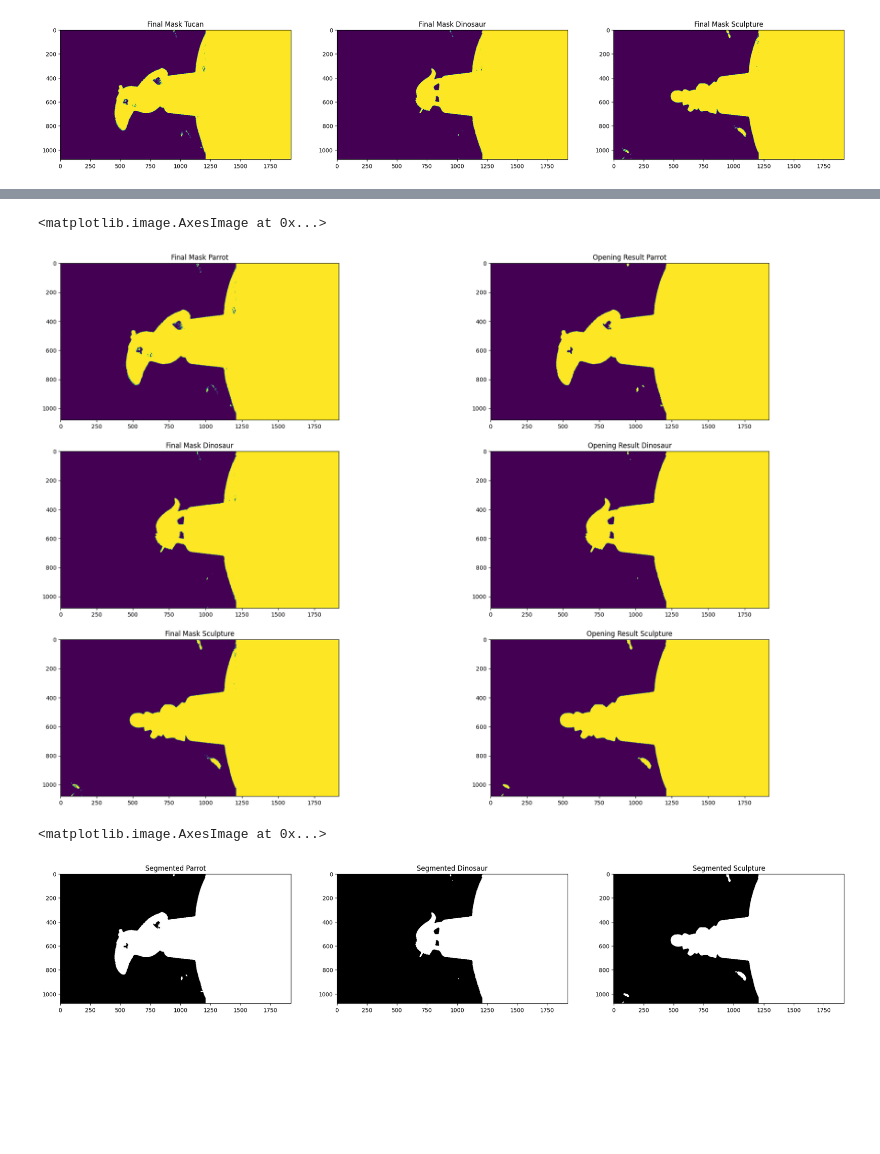
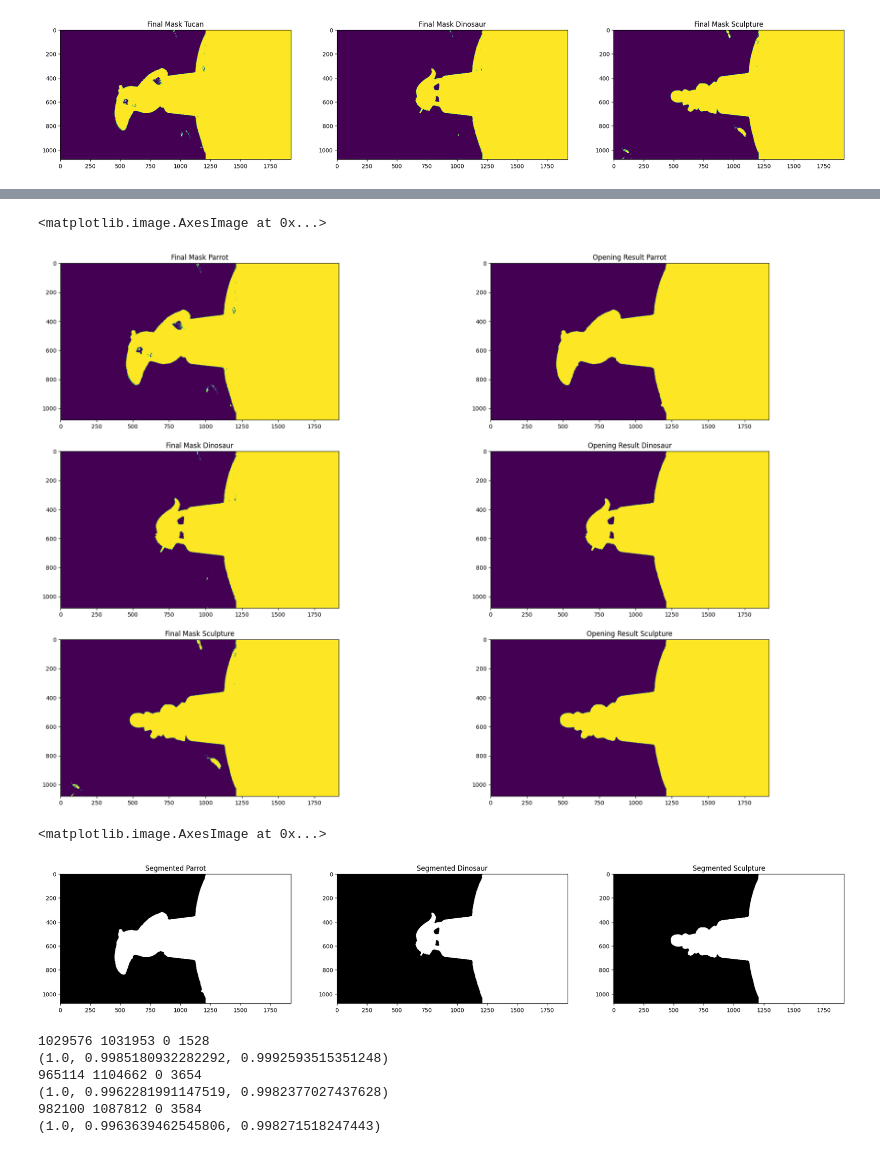
Before and after one commit to zuliani99/Geometric_3D_Computer_Vision_Project, a Jupyter notebook: Assignment1/assignment1 copy.ipynb, the cells around one changed output, grey strips where cells are left out. Drawn from its saved outputs; the diff is of its cells as text; code cells hidden in the pictures; blank space fills up the shorter version.

```diff
--- a/Assignment1/assignment1 copy.ipynb
+++ b/Assignment1/assignment1 copy.ipynb
@@ -112,8 +112,9 @@ plt.imshow(mask_obj4)
 # CLOSING
 
 kernel = cv.getStructuringElement(cv.MORPH_ELLIPSE, (3,3))
+kernel2 = cv.getStructuringElement(cv.MORPH_ELLIPSE, (5,5))
 
-closing_obj1= cv.morphologyEx(mask_obj1, cv.MORPH_CLOSE, kernel, iterations = 4)
+closing_obj1= cv.morphologyEx(mask_obj1, cv.MORPH_CLOSE, kernel2, iterations = 5)
 closing_obj2= cv.morphologyEx(mask_obj2, cv.MORPH_CLOSE, kernel, iterations = 4)
 closing_obj4= cv.morphologyEx(mask_obj4, cv.MORPH_CLOSE, kernel, iterations = 4)
 
@@ -149,39 +150,41 @@ plt.imshow(closing_obj4)
 # %%
-kernel = cv.getStructuringElement(cv.MORPH_ELLIPSE, (3,3))
+# OPENING
 
-opening_obj1 = cv.morphologyEx(closing_obj1, cv.MORPH_OPEN, kernel, iterations=3)
+kernel = cv.getStructuringElement(cv.MORPH_ELLIPSE, (5,5))
+
+opening_obj1 = cv.morphologyEx(closing_obj1, cv.MORPH_OPEN, kernel, iterations=4)
 opening_obj2 = cv.morphologyEx(closing_obj2, cv.MORPH_OPEN, kernel, iterations=3)
-opening_obj4 = cv.morphologyEx(closing_obj4, cv.MORPH_OPEN, kernel, iterations=3)
+opening_obj4 = cv.morphologyEx(closing_obj4, cv.MORPH_OPEN, kernel, iterations=8)
 
 
 plt.figure(figsize=(25,17))
 
 plt.subplot(3,2,1)
 plt.title("Final Mask Parrot")
 plt.imshow(mask_obj1)
 
 plt.subplot(3,2,2)
 plt.title("Opening Result Parrot")
 plt.imshow(opening_obj1)
 
 plt.subplot(3,2,3)
 plt.title("Final Mask Dinosaur")
 plt.imshow(mask_obj2)
 
 plt.subplot(3,2,4)
 plt.title("Opening Result Dinosaur")
 plt.imshow(opening_obj2)
 
 plt.subplot(3,2,5)
 plt.title("Final Mask Sculpture")
 plt.imshow(mask_obj4)
 
 plt.subplot(3,2,6)
 plt.title("Opening Result Sculpture")
 plt.imshow(opening_obj4)
 # %% [output]
 <matplotlib.image.AxesImage at 0x...>
-[figure, old version]
+[figure, new version]
 # %%
 def apply_segmentation(mask, img):
     segmented = img
@@ -214,4 +217,4 @@ plt.title("Segmented Sculpture")
 plt.imshow(segmented_obj4)
 # %% [output]
 <matplotlib.image.AxesImage at 0x...>
-[figure, old version]
+[figure, new version]
@@ -217,0 +249,16 @@ plt.imshow(segmented_obj4)
+# %%
+true_seg_obj1 = cv.imread("./assignment1_test_dataset/obj01/000002_mask.png").astype(np.uint8)
+true_seg_obj2 = cv.imread("./assignment1_test_dataset/obj02/000002_mask.png").astype(np.uint8)
+true_seg_obj4 = cv.imread("./assignment1_test_dataset/obj04/000002_mask.png").astype(np.uint8)
+
+
+print(return_stats(rgb_obj1.shape[:2], true_seg_obj1, segmented_obj1))
+print(return_stats(rgb_obj1.shape[:2], true_seg_obj2, segmented_obj2))
+print(return_stats(rgb_obj1.shape[:2], true_seg_obj4, segmented_obj4))
+# %% [output]
+1029576 1031953 0 1528
+(1.0, 0.9985180932282292, 0.9992593515351248)
+965114 1104662 0 3654
+(1.0, 0.9962281991147519, 0.9982377027437628)
+982100 1087812 0 3584
+(1.0, 0.9963639462545806, 0.998271518247443)
```
Also changed, not shown: parts of 2 cells of this notebook.
